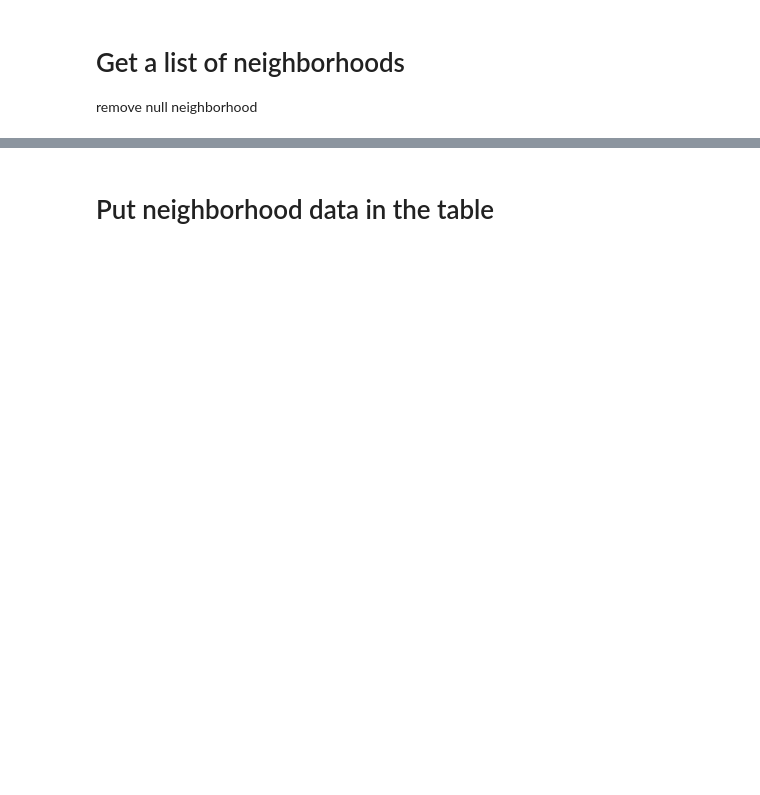
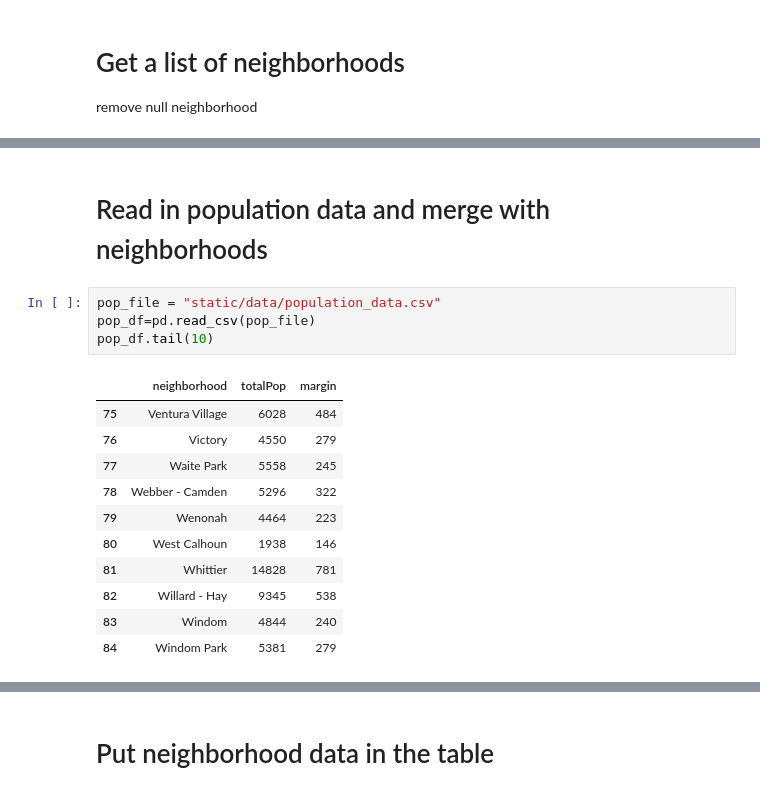
Before and after one commit to mccallkm/Minneapolis-Traffic-Stop-Data-Analysis, a Jupyter notebook: clean_data.ipynb, the cells around one changed output, grey strips where cells are left out. Drawn from its saved outputs; the diff is of its cells as text; blank space fills up the shorter version.

```diff
--- a/clean_data.ipynb
+++ b/clean_data.ipynb
@@ -153,0 +132,18 @@ neighborhood_df
+# %% [markdown]
+# Read in population data and merge with neighborhoods
+# %%
+pop_file = "static/data/population_data.csv"
+pop_df=pd.read_csv(pop_file)
+pop_df.tail(10)
+# %% [output]
+|  | neighborhood | totalPop | margin |
+| 75 | Ventura Village | 6028 | 484 |
+| 76 | Victory | 4550 | 279 |
+| 77 | Waite Park | 5558 | 245 |
+| 78 | Webber - Camden | 5296 | 322 |
+| 79 | Wenonah | 4464 | 223 |
+| 80 | West Calhoun | 1938 | 146 |
+| 81 | Whittier | 14828 | 781 |
+| 82 | Willard - Hay | 9345 | 538 |
+| 83 | Windom | 4844 | 240 |
+| 84 | Windom Park | 5381 | 279 |
```
Also changed, not shown: parts of 11 cells of this notebook, 7 other files.
